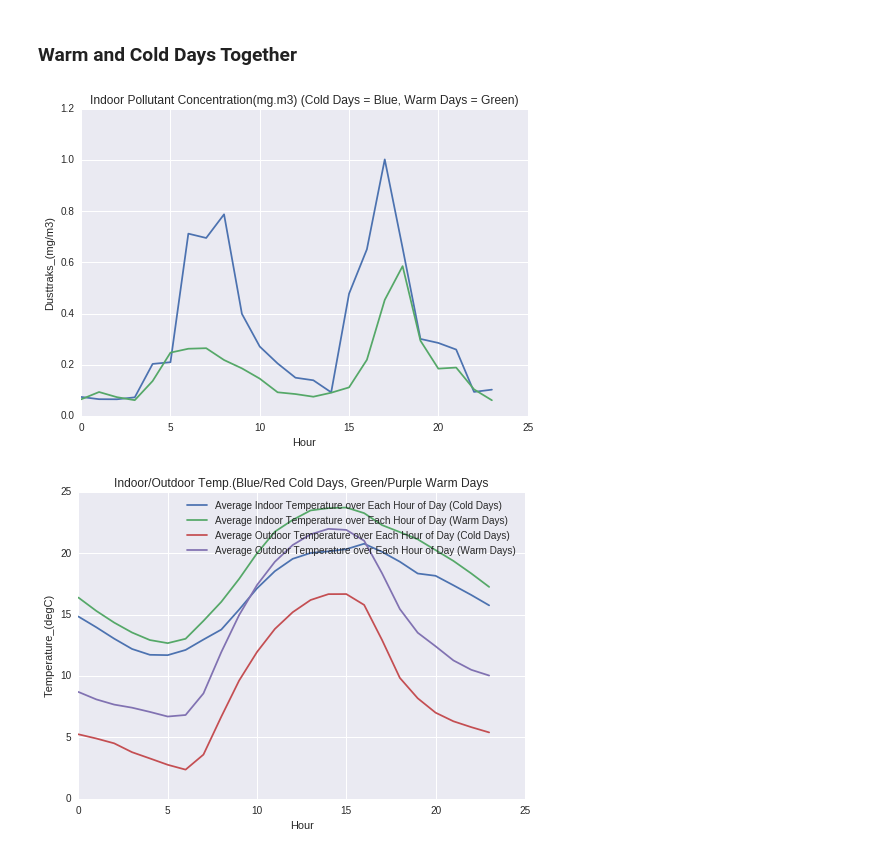
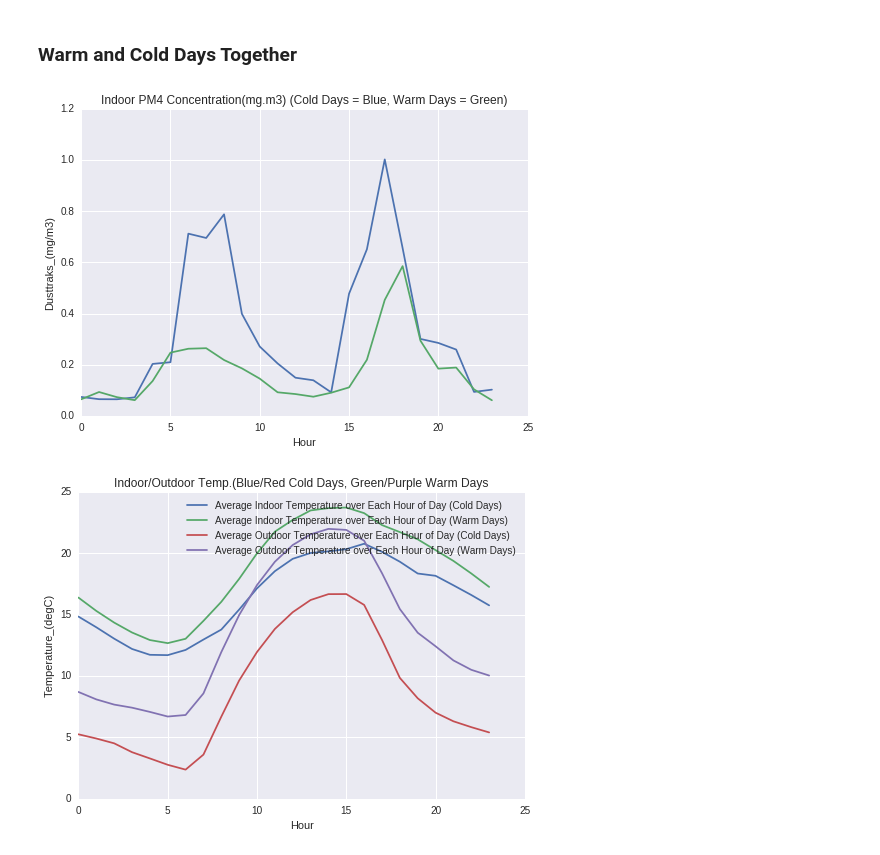
Before and after one commit to BrennaManning/DataScience2016FP, a Jupyter notebook: ProjectNotebook2.ipynb, the cells around one changed output. Cells and saved outputs as stored; diff of their text form; code cells hidden in the pictures.

```diff
--- a/ProjectNotebook2.ipynb
+++ b/ProjectNotebook2.ipynb
@@ -308,12 +308,12 @@ featurehourplot(dfcold, 'Dusttraks_(mg/m3)', 'Indoor Pollutant Concentration(mg/
 # %% [markdown]
 ### Warm and Cold Days Together
 # %%
-featurehourplot(dfcold, 'Dusttraks_(mg/m3)', 'Indoor Pollutant Concentration(mg/m3) (Cold Days)')
-featurehourplot(dfwarm, 'Dusttraks_(mg/m3)', 'Indoor Pollutant Concentration(mg/m3) (Warm Days)')
-plt.title('Indoor Pollutant Concentration(mg.m3) (Cold Days = Blue, Warm Days = Green)')
+featurehourplot(dfcold, 'Dusttraks_(mg/m3)', 'PM4 Concentration(mg/m3) (Cold Days)')
+featurehourplot(dfwarm, 'Dusttraks_(mg/m3)', 'PM4 Concentration(mg/m3) (Warm Days)')
+plt.title('Indoor PM4 Concentration(mg.m3) (Cold Days = Blue, Warm Days = Green)')
 plt.show()
 # %% [output]
-[figure, old version]
+[figure, new version]
 # %%
 featurehourplot(dfcold, 'AvgHouse', 'Average Indoor Temperature over Each Hour of Day (Cold Days)')
 featurehourplot(dfwarm, 'AvgHouse', 'Average Indoor Temperature over Each Hour of Day (Warm Days)')
```
Also changed, not shown: parts of 12 cells of this notebook, 31 other files.
